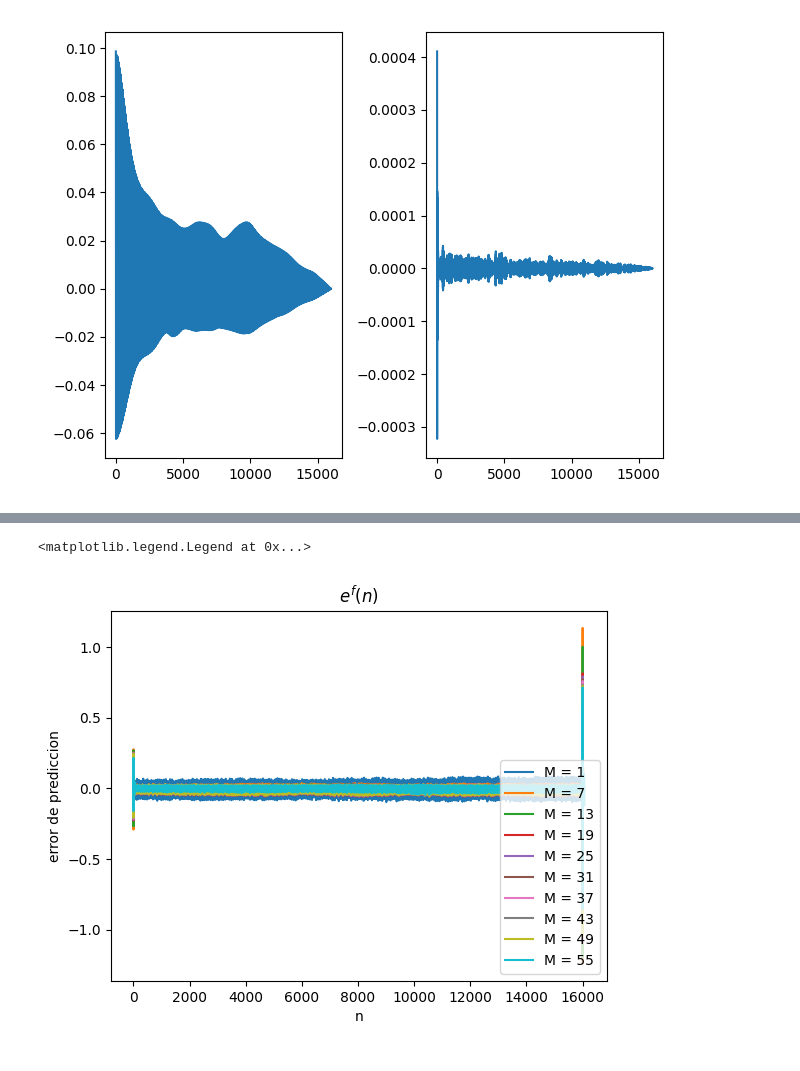
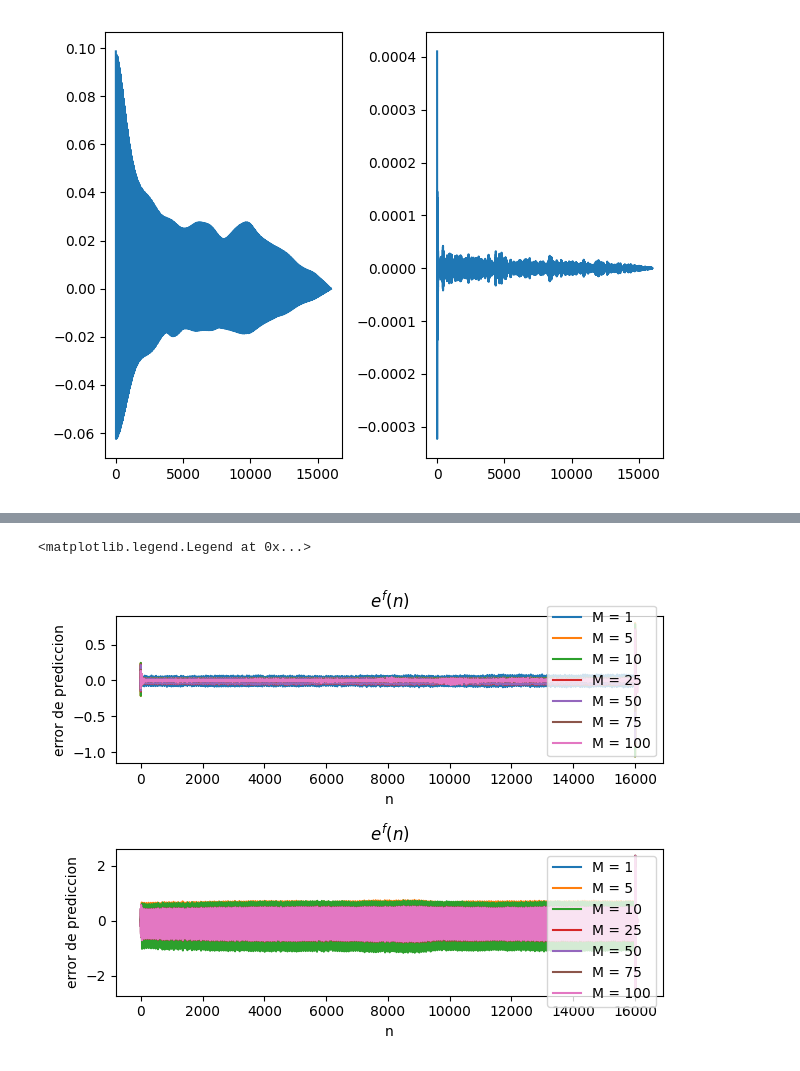
Before and after one commit to GonzaLinares/PASA_TP3, a Jupyter notebook: main.ipynb, the cells around one changed output, grey strips where cells are left out. Drawn from its saved outputs; the diff is of its cells as text; code cells hidden in the pictures.

```diff
--- a/main.ipynb
+++ b/main.ipynb
@@ -73,3 +79,6 @@ Critical Values: -3.43 (1%), -2.86 (5%), -2.57 (10%)
 Null Hypothesis: The process contains a unit root.
 Alternative Hypothesis: The process is weakly stationary.
 Dado que P-value = 0, podemos concluir que la señal de shh estacionaria.
+# %%
+signal["a"] -= np.mean(signal["a"])
+signal["sh"] -= np.mean(signal["sh"])
@@ -88,7 +117,9 @@ plt.plot(lags[lags >= 0], rxsh[lags >= 0])
 [<matplotlib.lines.Line2D at 0x...>]
 [figure]
 # %%
-Ms = np.linspace(1, 150, 200, dtype=int)
+Ms = np.linspace(1, 150, 150, dtype=int)
+wo_a = np.zeros((len(Ms)), dtype=np.ndarray)
+wo_sh = np.zeros((len(Ms)), dtype=np.ndarray)
 jos_a = np.zeros(len(Ms))
 jos_sh = np.zeros(len(Ms))
 a_a = np.zeros((len(Ms)), dtype=np.ndarray)
@@ -100,8 +131,10 @@ for i, M in enumerate(Ms):
     wo, jo, NMSE = hp.get_optimal_params(signal["a"], M)
     jos_a[i] = jo
     a_a[i] = np.insert(-wo, 0, 1)
+    wo_a[i] = wo
 
     wo, jo, NMSE = hp.get_optimal_params(signal["sh"], M)
+    wo_sh[i] = wo
     jos_sh[i] = jo
     a_sh[i] = np.insert(-wo, 0, 1)
 
@@ -119,16 +152,27 @@ axs[1].set_yscale('log')
 # %%
-plt.figure()
-for i in range(1,60,6):
+plt.figure(tight_layout=True)
+plt.subplot(211)
+for i in [1, 5, 10, 25, 50, 75, 100]:
     N = len(a_a[i])
-    freq = rfftfreq(N*10, 1/fs)
     e_foa = np.convolve(a_a[i], signal["a"])
     plt.plot(e_foa, label=f'M = {i}')
 
 plt.title("$e^f(n)$")
 plt.xlabel("n")
 plt.ylabel("error de prediccion")
 plt.legend()
+
+plt.subplot(212)
+for i in [1, 5, 10, 25, 50, 75, 100]:
+    N = len(a_sh[i])
+    e_foa = np.convolve(a_sh[i], signal["a"])
+    plt.plot(e_foa, label=f'M = {i}')
+
+plt.title("$e^f(n)$")
+plt.xlabel("n")
+plt.ylabel("error de prediccion")
+plt.legend()
 # %% [output]
 <matplotlib.legend.Legend at 0x...>
-[figure, old version]
+[figure, new version]
 # %%
```
Also changed, not shown: parts of 8 cells of this notebook.
